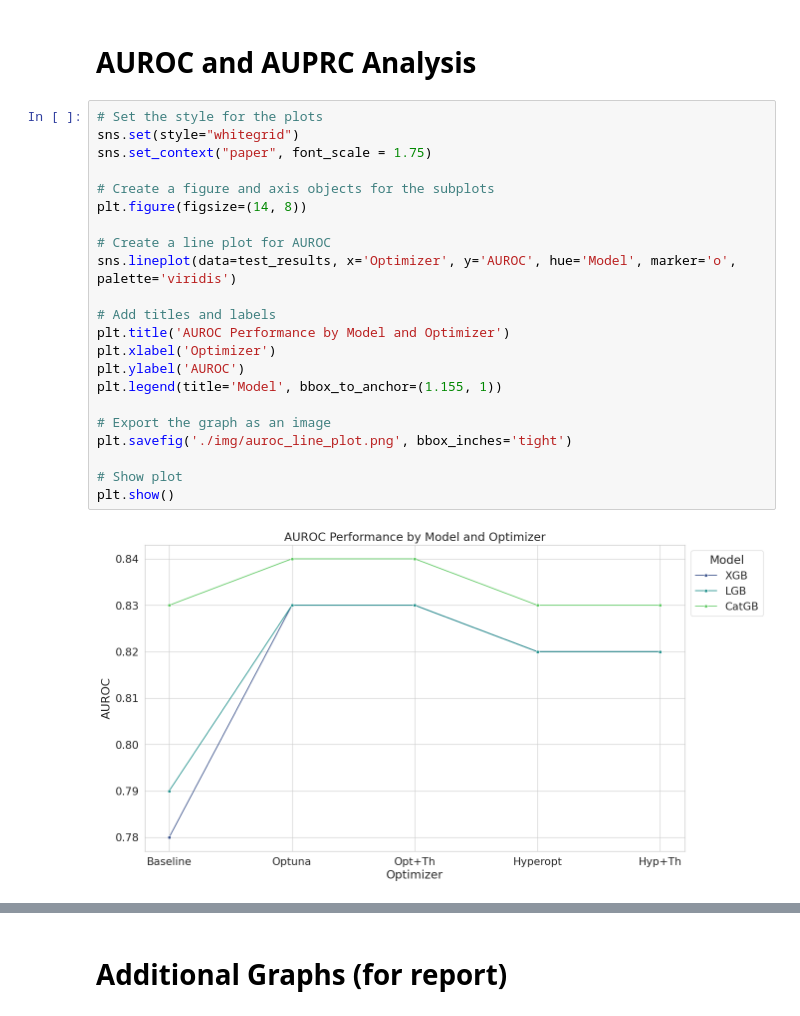
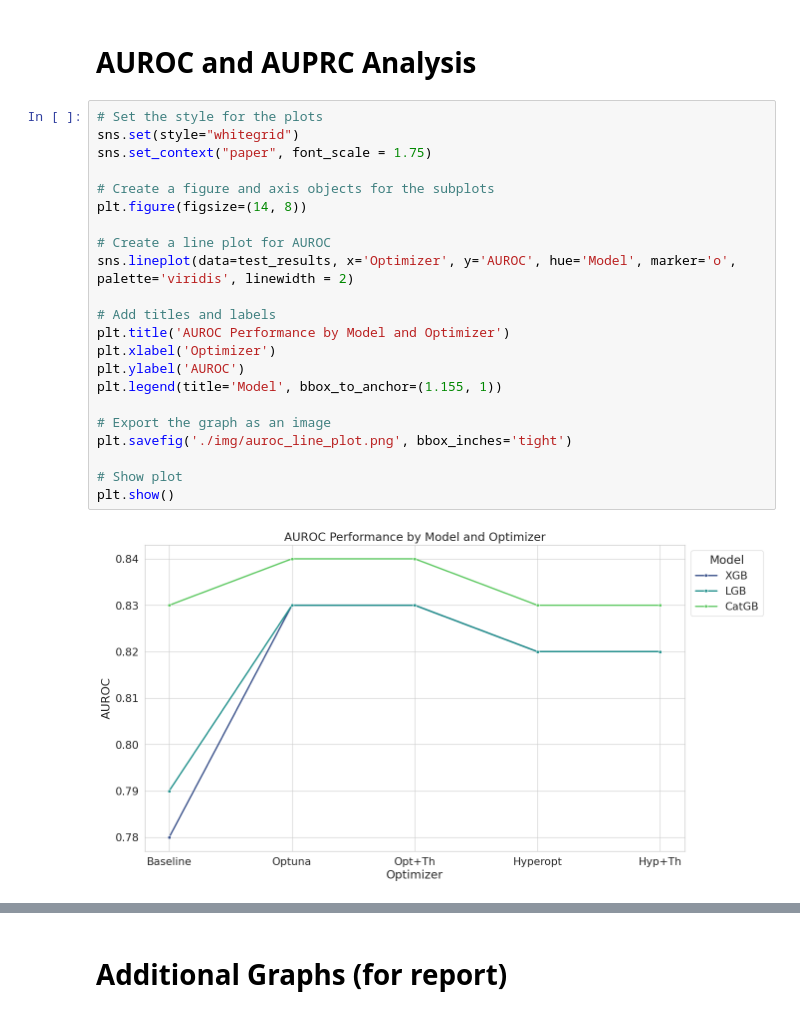
Before and after one commit to Al-1n/Diabetes_Classification, a Jupyter notebook: Gradient_Boosting_Tuning.ipynb, the cells around one changed output, grey strips where cells are left out. Saved outputs shown, nothing was run; the diff lists cells and outputs as text.

```diff
--- a/Gradient_Boosting_Tuning.ipynb
+++ b/Gradient_Boosting_Tuning.ipynb
@@ -1945,27 +1945,27 @@ plt.show()
 # %%
 # Set the style for the plots
 sns.set(style="whitegrid")
 sns.set_context("paper", font_scale = 1.75)
 
 # Create a figure and axis objects for the subplots
 plt.figure(figsize=(14, 8))
 
 # Create a line plot for AUROC
-sns.lineplot(data=test_results, x='Optimizer', y='AUROC', hue='Model', marker='o', palette='viridis')
+sns.lineplot(data=test_results, x='Optimizer', y='AUROC', hue='Model', marker='o', palette='viridis', linewidth = 2)
 
 # Add titles and labels
 plt.title('AUROC Performance by Model and Optimizer')
 plt.xlabel('Optimizer')
 plt.ylabel('AUROC')
 plt.legend(title='Model', bbox_to_anchor=(1.155, 1))
 
 # Export the graph as an image
 plt.savefig('./img/auroc_line_plot.png', bbox_inches='tight')
 
 # Show plot
 plt.show()
 # %% [output]
-[figure, old version]
+[figure, new version]
 # %%
 # Set the style for the plots
 sns.set(style="whitegrid")
```
Also changed, not shown: parts of 1 cell of this notebook, 3 other files.
